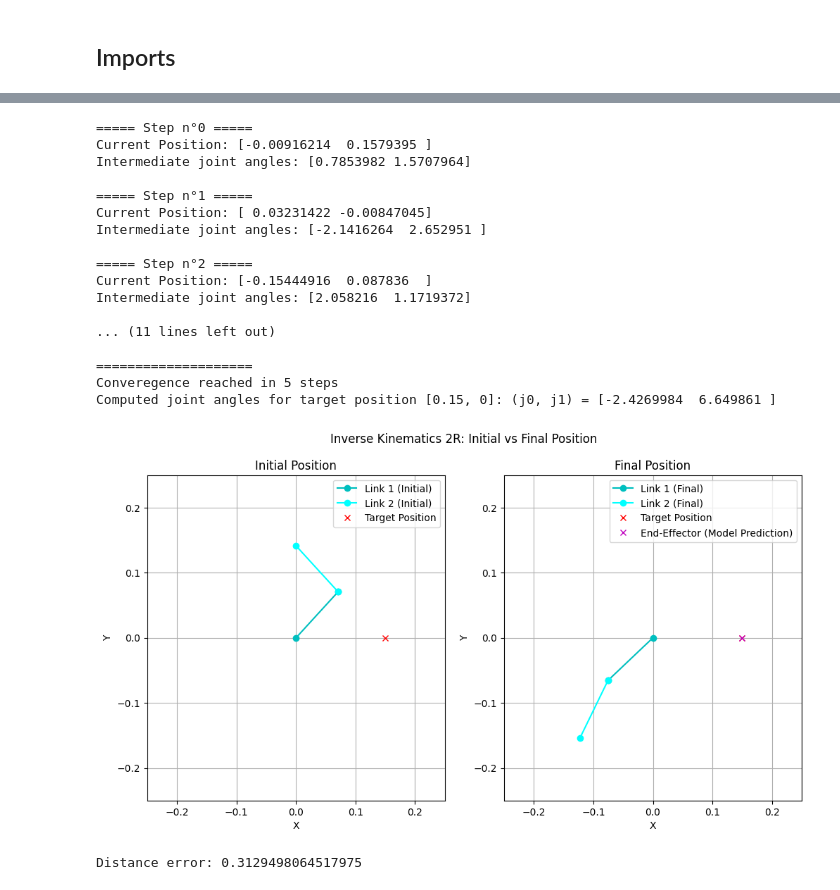
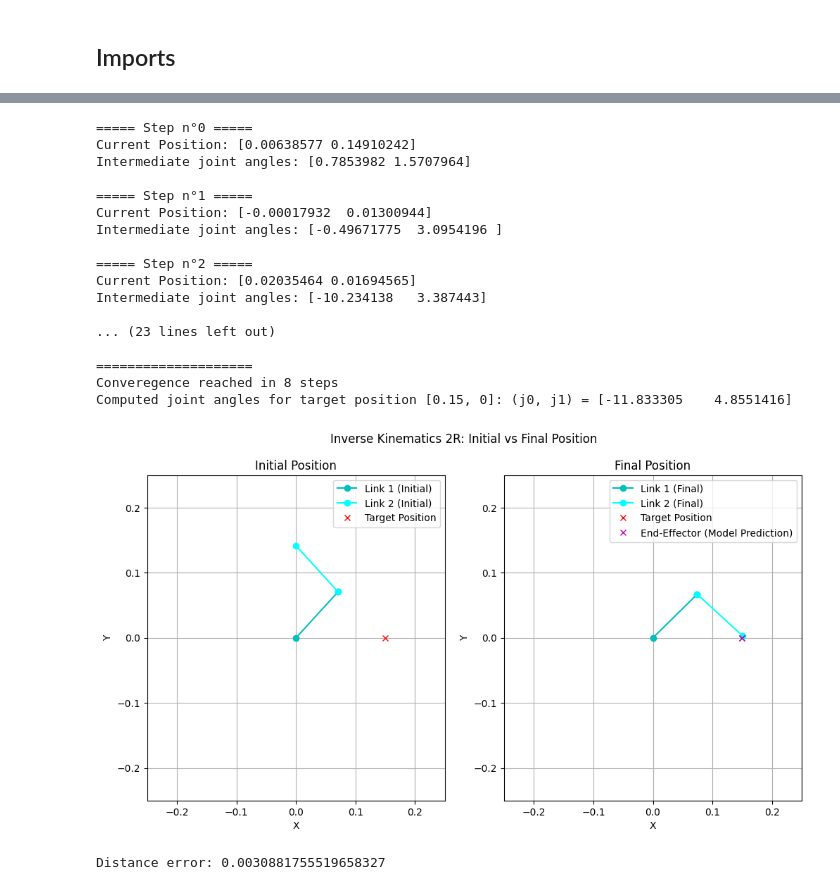
Before and after one commit to Mowibox/Mujoco-ML, a Jupyter notebook: models_IK.ipynb, the cells around one changed output, grey strips where cells are left out. Saved outputs shown, nothing was run; the diff lists cells and outputs as text; code cells hidden in the pictures.

```diff
--- a/models_IK.ipynb
+++ b/models_IK.ipynb
@@ -46,33 +45,33 @@ Number of 3R models : 2
 # %%
-model_2R = MODELS_2R[1].model
-name_2R = MODELS_2R[1].get_name()
+model_2R = MODELS_2R[0].model
+name_2R = MODELS_2R[0].get_name()
 
 if 'raw' in name_2R:
     raw = True
 else:
     raw = False
 
 target_position = [0.15, 0]
 initial_guess = [np.pi/4, np.pi/2]
 dispIK_2R(model_2R, target_position, initial_guess, raw, display_error=True)
 # %% [output]
 ===== Step n°0 =====
-Current Position: [-0.00916214  0.1579395 ]
+Current Position: [0.00638577 0.14910242]
 Intermediate joint angles: [0.7853982 1.5707964]
 
 ===== Step n°1 =====
-Current Position: [ 0.03231422 -0.00847045]
-Intermediate joint angles: [-2.1416264  2.652951 ]
+Current Position: [-0.00017932  0.01300944]
+Intermediate joint angles: [-0.49671775  3.0954196 ]
 
 ===== Step n°2 =====
-Current Position: [-0.15444916  0.087836  ]
-Intermediate joint angles: [2.058216  1.1719372]
+Current Position: [0.02035464 0.01694565]
+Intermediate joint angles: [-10.234138   3.387443]
 
-... (11 lines left out)
+... (23 lines left out)
 
 ====================
-Converegence reached in 5 steps
-Computed joint angles for target position [0.15, 0]: (j0, j1) = [-2.4269984  6.649861 ]
+Converegence reached in 8 steps
+Computed joint angles for target position [0.15, 0]: (j0, j1) = [-11.833305    4.8551416]
-[figure, old version]
+[figure, new version]
-Distance error: 0.3129498064517975
+Distance error: 0.0030881755519658327
 # %%
```
Also changed, not shown: parts of 3 cells of this notebook, 14 other files.
